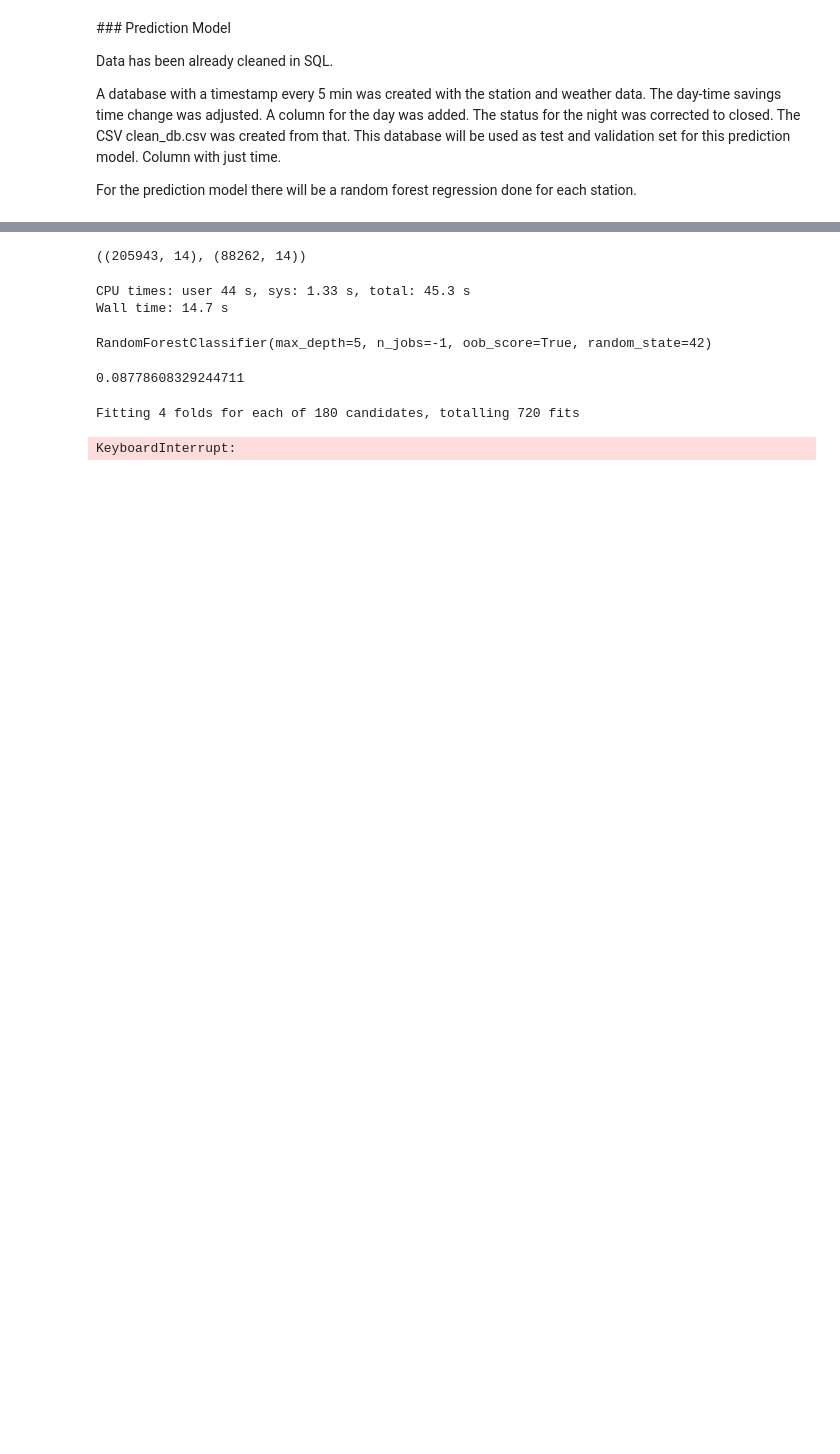
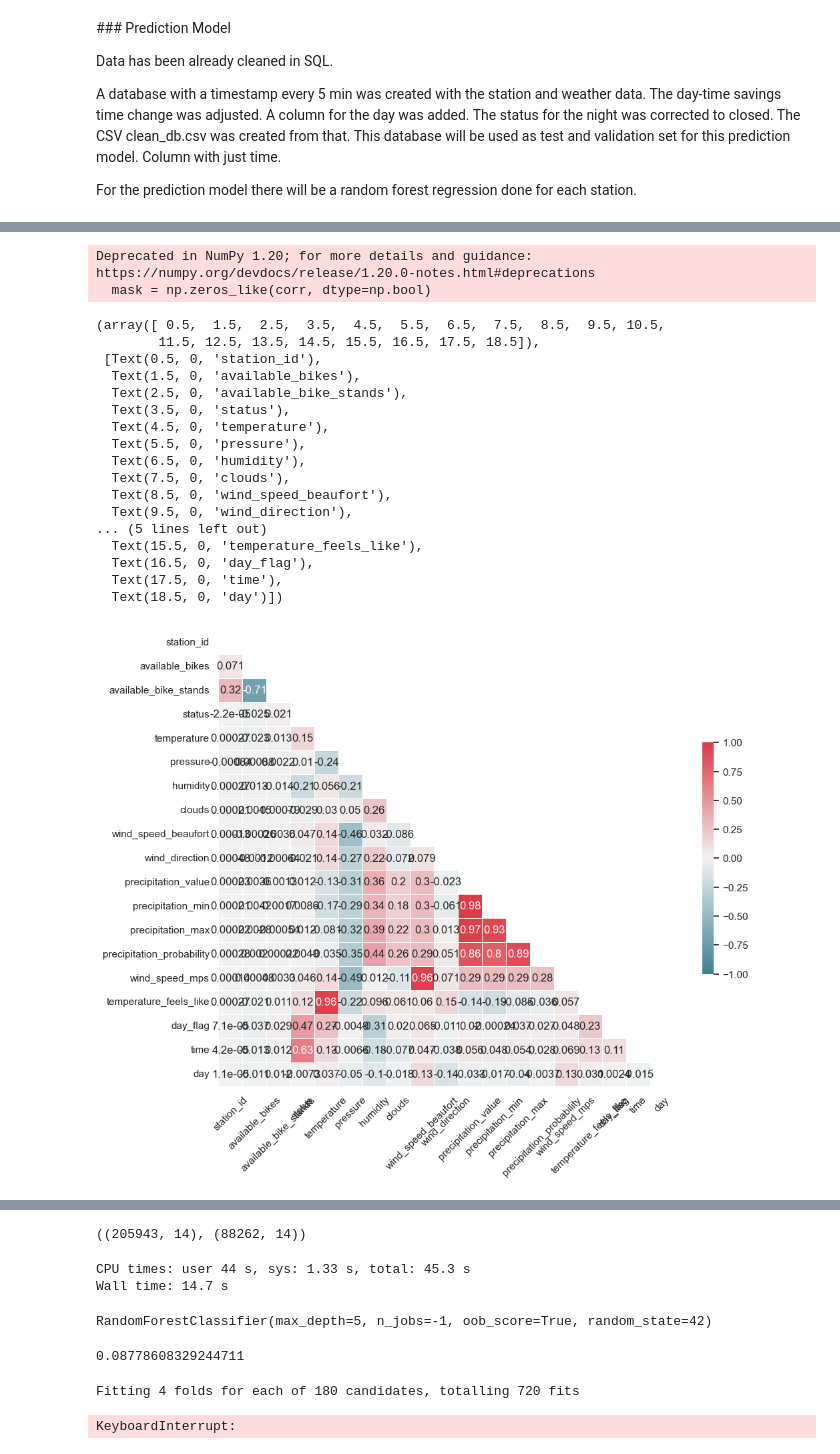
Before and after one commit to florian-lechner/bikecity, a Jupyter notebook: Prediction_Model/prediction.ipynb, the cells around one changed output, grey strips where cells are left out. Drawn from its saved outputs; the diff is of its cells as text; code cells hidden in the pictures; blank space fills up the shorter version.

Commit message:
data cleaning

```diff
--- a/Prediction_Model/prediction.ipynb
+++ b/Prediction_Model/prediction.ipynb
@@ -37,11 +37,10 @@ sys.path.append('../web/')
 from dbConnection import get_clean_db
 # %%
 # Reading from a csv file, into a data frame
-#df = pd.read_csv('clean_db.csv', keep_default_na=True, dtype={16: str}, delimiter=',', skipinitialspace=True, encoding='Windows-1252') #sep=',\s+',
+df = pd.read_csv("C:/Users/colen/Documents/GitHub/clean_db.csv", keep_default_na=True, dtype={16: str}, delimiter=',', skipinitialspace=True, encoding='Windows-1252') #sep=',\s+',
 # %%
-
-sql_query = get_clean_db()
-df = pd.DataFrame(sql_query, columns = ['timestamp', 'station_id', 'available_bikes', 'available_bike_stands', 'status', 'temperature', 'pressure', 'humidity', 'clouds', 'wind_speed_beaufort', 'wind_direction', 'precipitation_value', 'precipitation_min', 'precipitation_max', 'precipitation_probability', 'wind_speed_mps', 'weather_type', 'icon_number', 'temperature_feels_like', 'day_flag', 'time', 'day'])
+#sql_query = get_clean_db()
+#df = pd.DataFrame(sql_query, columns = ['timestamp', 'station_id', 'available_bikes', 'available_bike_stands', 'status', 'temperature', 'pressure', 'humidity', 'clouds', 'wind_speed_beaufort', 'wind_direction', 'precipitation_value', 'precipitation_min', 'precipitation_max', 'precipitation_probability', 'wind_speed_mps', 'weather_type', 'icon_number', 'temperature_feels_like', 'day_flag', 'time', 'day'])
 # %%
 print("Rows: " + str(df.shape[0]))
 print("Columns: " + str(df.shape[1]))
@@ -76,0 +78,6 @@ dtype: object
+# %%
+# Type changes & drops
+df.drop(['timestamp', 'weather_type', 'icon_number'], axis=1, inplace=True)
+# %%
+df["time"] = pd.to_datetime(df["time"], format="%H:%M:%S")
+df["time"] = df["time"].dt.strftime("%H:%M:%S")
@@ -76,0 +123,44 @@ dtype: object
+# %%
+# Correlation matrix using code found on https://stanford.edu/~mwaskom/software/seaborn/examples/many_pairwise_correlations.html
+sns.set(style="white")
+
+# Calculate correlation of all pairs of continuous features
+corr = df.corr()
+
+# Generate a mask for the upper triangle
+mask = np.zeros_like(corr, dtype=np.bool)
+mask[np.triu_indices_from(mask)] = True
+
+# Set up the matplotlib figure
+f, ax = plt.subplots(figsize=(11, 9))
+
+# Generate a custom colormap - blue and red
+cmap = sns.diverging_palette(220, 10, as_cmap=True)
+
+# Draw the heatmap with the mask and correct aspect ratio
+sns.heatmap(corr, annot=True, mask=mask, cmap=cmap, vmax=1, vmin=-1,
+            square=True, xticklabels=True, yticklabels=True,
+            linewidths=.5, cbar_kws={"shrink": .5}, ax=ax)
+plt.yticks(rotation = 0)
+plt.xticks(rotation = 45)
+# %% [output]
+Deprecated in NumPy 1.20; for more details and guidance: https://numpy.org/devdocs/release/1.20.0-notes.html#deprecations
+  mask = np.zeros_like(corr, dtype=np.bool)
+(array([ 0.5,  1.5,  2.5,  3.5,  4.5,  5.5,  6.5,  7.5,  8.5,  9.5, 10.5,
+        11.5, 12.5, 13.5, 14.5, 15.5, 16.5, 17.5, 18.5]),
+ [Text(0.5, 0, 'station_id'),
+  Text(1.5, 0, 'available_bikes'),
+  Text(2.5, 0, 'available_bike_stands'),
+  Text(3.5, 0, 'status'),
+  Text(4.5, 0, 'temperature'),
+  Text(5.5, 0, 'pressure'),
+  Text(6.5, 0, 'humidity'),
+  Text(7.5, 0, 'clouds'),
+  Text(8.5, 0, 'wind_speed_beaufort'),
+  Text(9.5, 0, 'wind_direction'),
+... (5 lines left out)
+  Text(15.5, 0, 'temperature_feels_like'),
+  Text(16.5, 0, 'day_flag'),
+  Text(17.5, 0, 'time'),
+  Text(18.5, 0, 'day')])
+[figure, added]
```
Also changed, not shown: parts of 8 cells of this notebook.
